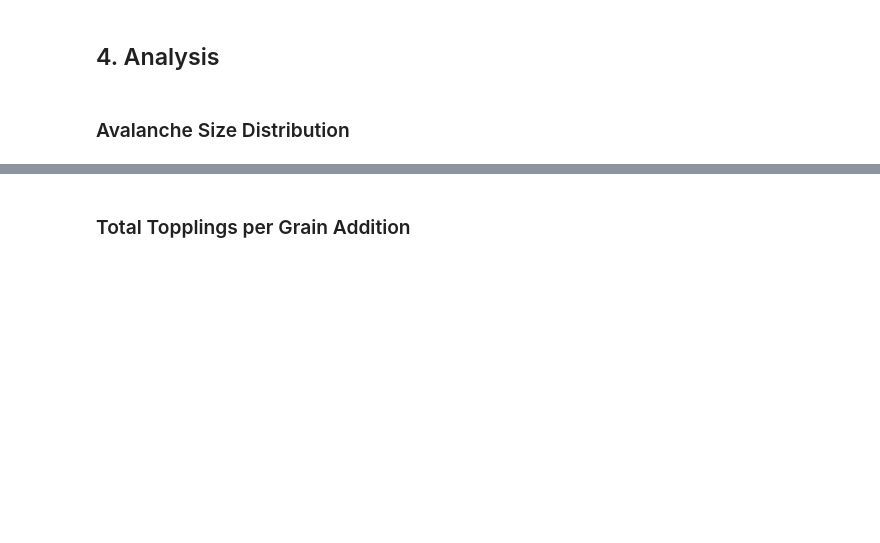
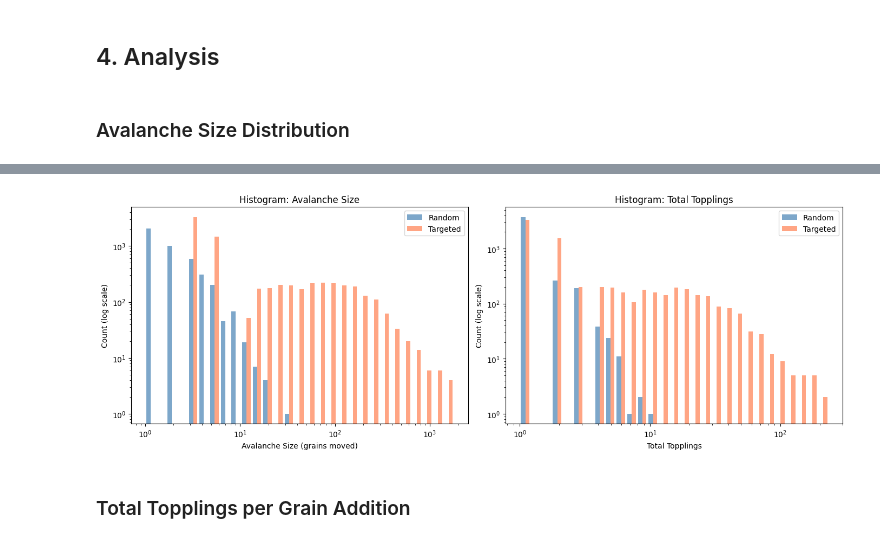
Before and after one commit to MassimoStel/SpreadingAct, a Jupyter notebook: notebooks/Sandpile_FreeAssociations.ipynb, the cells around one changed output, grey strips where cells are left out. Saved outputs shown, nothing was run; the diff lists cells and outputs as text; code cells hidden in the pictures; blank space fills up the shorter version.

Commit message:
feat: add data checkpointing and increase simulation parameters in Sandpile_FreeAssociations notebook

```diff
--- a/notebooks/Sandpile_FreeAssociations.ipynb
+++ b/notebooks/Sandpile_FreeAssociations.ipynb
@@ -70,7 +70,7 @@ related = related[(related['prime'].isin(nodes)) & (related['target'].isin(nodes
 print(f"Related pairs with both words in network: {len(related)}")
 
 # Sample N pairs
-pairs = related.sample(n=2, random_state=42).reset_index(drop=True)
+pairs = related.sample(n=100, random_state=42).reset_index(drop=True)
 print(f"Sampled {len(pairs)} pairs")
 pairs.head(10)
 # %% [output]
@@ -86,7 +86,7 @@ For each pair, run two sandpile simulations with N iterations:
 - **Random**: add grain to a random node each step
 - **Targeted**: always add grain to the cue (prime) node
 # %%
-N_ITERATIONS = 50000  # iterations per simulation
+N_ITERATIONS = 150000  # iterations per simulation
 F = 1e-4             # dissipation probability
 
 def run_sandpile(graph, n_iter, target_node=None, cue_node=None):
@@ -180,3 +203,36 @@ plt.show()
+# %%
+# Crea una figura con due grafici affiancati
+fig, (ax1, ax2) = plt.subplots(1, 2, figsize=(14, 5))
+
+# 1. Istogramma per le Avalanche Sizes (Grani spostati)
+max_size = max(max(sizes_random, default=1), max(sizes_targeted, default=1))
+# Creiamo dei "contenitori" (bins) in scala logaritmica per raggruppare bene i dati
+bins_size = np.logspace(0, np.log10(max_size), 30) if max_size > 1 else 30
+
+ax1.hist([sizes_random, sizes_targeted], bins=bins_size, color=['steelblue', 'coral'],
+         label=['Random', 'Targeted'], alpha=0.7, log=True) # log=True mette l'asse Y in scala log
+ax1.set_xscale('log') # Anche l'asse X in scala logaritmica
+ax1.set_xlabel('Avalanche Size (grains moved)')
+ax1.set_ylabel('Count (log scale)')
+ax1.set_title('Histogram: Avalanche Size')
+ax1.legend()
+
+# 2. Istogramma per i Total Topplings
+max_top = max(max(topplings_random, default=1), max(topplings_targeted, default=1))
+bins_top = np.logspace(0, np.log10(max_top), 30) if max_top > 1 else 30
+
+ax2.hist([topplings_random, topplings_targeted], bins=bins_top, color=['steelblue', 'coral'],
+         label=['Random', 'Targeted'], alpha=0.7, log=True)
+ax2.set_xscale('log')
+ax2.set_xlabel('Total Topplings')
+ax2.set_ylabel('Count (log scale)')
+ax2.set_title('Histogram: Total Topplings')
+ax2.legend()
+
+plt.tight_layout()
+plt.show()
+# %% [output]
+[figure, added]
 # %% [markdown]
 ### Total Topplings per Grain Addition
 # %%
```
Also changed, not shown: parts of 5 cells of this notebook.
